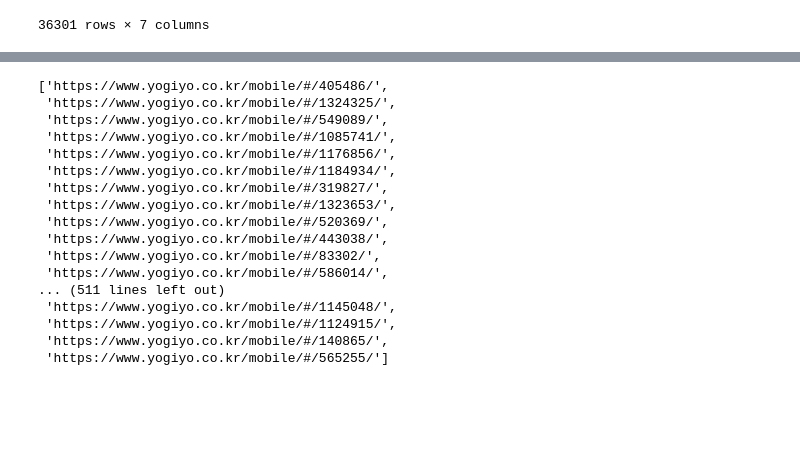
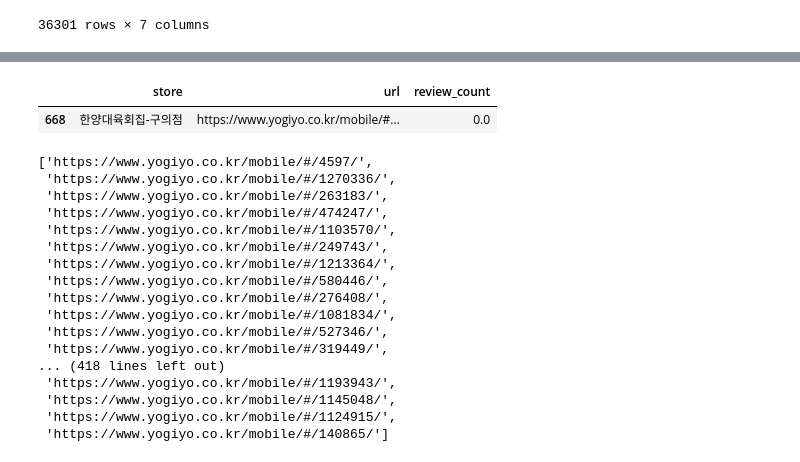
Before and after one commit to zissuuo/yogiyo_crawling, a Jupyter notebook: dataset/na_counting.ipynb, the cells around one changed output, grey strips where cells are left out. Cells and saved outputs as stored; diff of their text form; code cells hidden in the pictures; blank space fills up the shorter version.

```diff
--- a/dataset/na_counting.ipynb
+++ b/dataset/na_counting.ipynb
@@ -78,22 +78,30 @@ store_sub
 686 rows × 3 columns
+# %%
+# 리뷰 0개인 가게 결측치 -> 0으로 채우기
+
+zero_review = ['육초연비빔밥&초밥', '도시전집-본점', '사거리식당-건대직영점', '한양대육회집-구의점', '제육홀릭-건대점', '건대해물포차']
+store_sub.loc[store_sub['store'].isin(zero_review), 'review_count'] = 0
+# %% [output]
+|  | store | url | review_count |
+| 668 | 한양대육회집-구의점 | https://www.yogiyo.co.kr/mobile/#... | 0.0 |
 # %%
 review_na = store_sub[store_sub['review_count'].isnull()]
 review_na['url'].to_list()
 # %% [output]
-['https://www.yogiyo.co.kr/mobile/#/405486/',
- 'https://www.yogiyo.co.kr/mobile/#/1324325/',
- 'https://www.yogiyo.co.kr/mobile/#/549089/',
- 'https://www.yogiyo.co.kr/mobile/#/1085741/',
- 'https://www.yogiyo.co.kr/mobile/#/1176856/',
- 'https://www.yogiyo.co.kr/mobile/#/1184934/',
- 'https://www.yogiyo.co.kr/mobile/#/319827/',
- 'https://www.yogiyo.co.kr/mobile/#/1323653/',
- 'https://www.yogiyo.co.kr/mobile/#/520369/',
- 'https://www.yogiyo.co.kr/mobile/#/443038/',
- 'https://www.yogiyo.co.kr/mobile/#/83302/',
- 'https://www.yogiyo.co.kr/mobile/#/586014/',
-... (511 lines left out)
+['https://www.yogiyo.co.kr/mobile/#/4597/',
+ 'https://www.yogiyo.co.kr/mobile/#/1270336/',
+ 'https://www.yogiyo.co.kr/mobile/#/263183/',
+ 'https://www.yogiyo.co.kr/mobile/#/474247/',
+ 'https://www.yogiyo.co.kr/mobile/#/1103570/',
+ 'https://www.yogiyo.co.kr/mobile/#/249743/',
+ 'https://www.yogiyo.co.kr/mobile/#/1213364/',
+ 'https://www.yogiyo.co.kr/mobile/#/580446/',
+ 'https://www.yogiyo.co.kr/mobile/#/276408/',
+ 'https://www.yogiyo.co.kr/mobile/#/1081834/',
+ 'https://www.yogiyo.co.kr/mobile/#/527346/',
+ 'https://www.yogiyo.co.kr/mobile/#/319449/',
+... (418 lines left out)
+ 'https://www.yogiyo.co.kr/mobile/#/1193943/',
  'https://www.yogiyo.co.kr/mobile/#/1145048/',
  'https://www.yogiyo.co.kr/mobile/#/1124915/',
- 'https://www.yogiyo.co.kr/mobile/#/140865/',
- 'https://www.yogiyo.co.kr/mobile/#/565255/']
+ 'https://www.yogiyo.co.kr/mobile/#/140865/']
```
Also changed, not shown: parts of 5 cells of this notebook, 2 other files.
